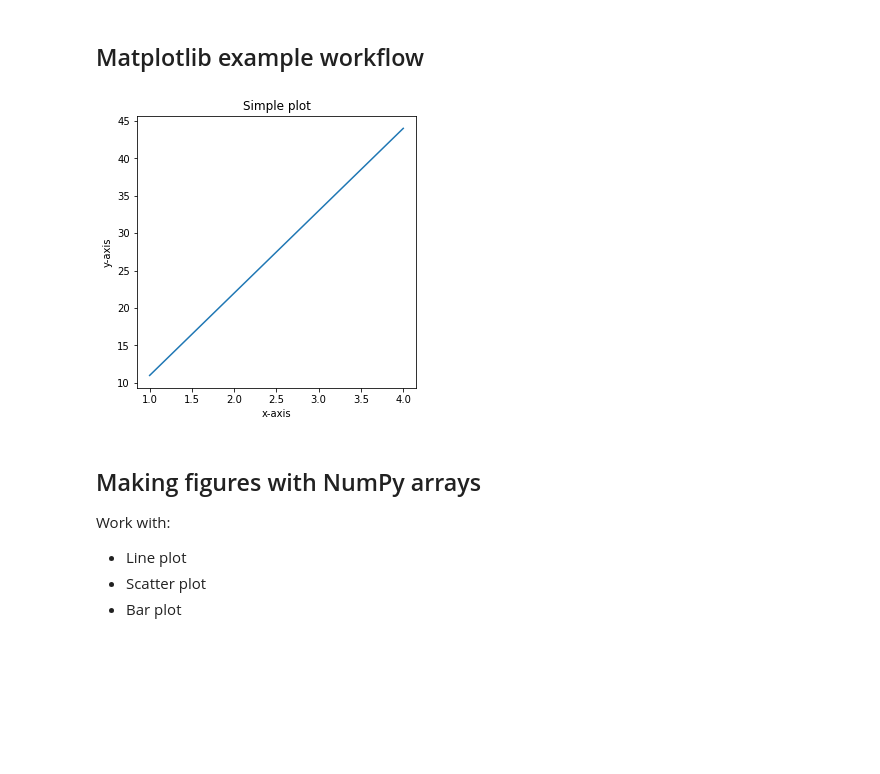
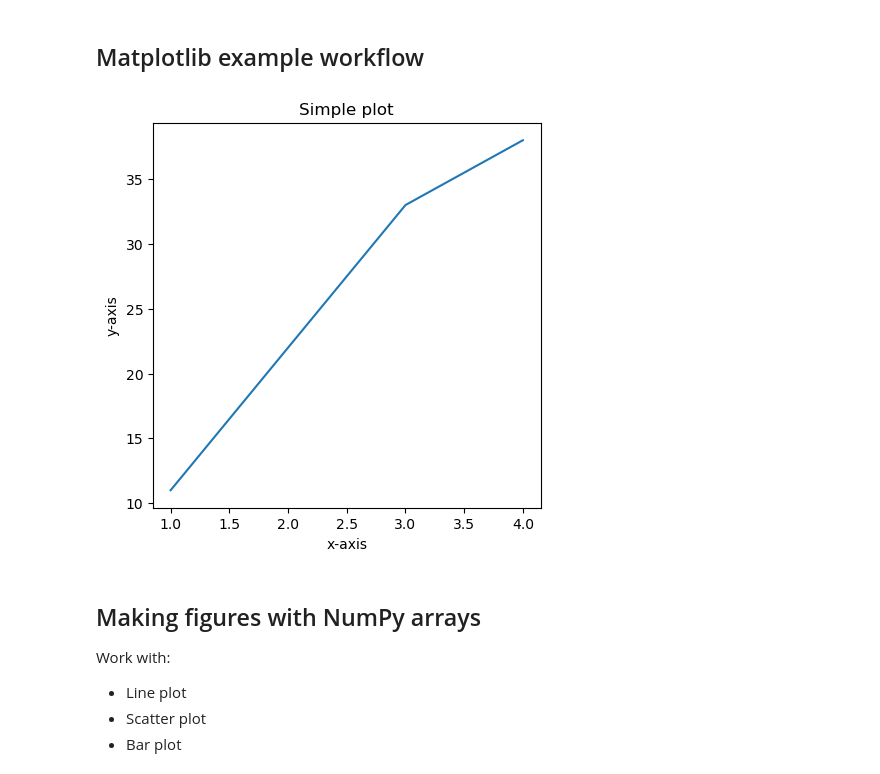
Before and after one commit to KyrylR/intelligent-systems, a Jupyter notebook: Machine-Learning-and-Data-Science-intoduction/introduction-to-matplotlib.ipynb, the cells around one changed output. Drawn from its saved outputs; the diff is of its cells as text; code cells hidden in the pictures; blank space fills up the shorter version.

```diff
--- a/Machine-Learning-and-Data-Science-intoduction/introduction-to-matplotlib.ipynb
+++ b/Machine-Learning-and-Data-Science-intoduction/introduction-to-matplotlib.ipynb
@@ -52,23 +52,23 @@ type(fig), type(ax)
 # %%
 # 1. Prepare data
 x = [1, 2, 3, 4]
-y = [11, 22, 33, 44 ]
+y = [11, 22, 33, 38]
 
 # 2. Setup plot
 fig, ax = plt.subplots(figsize=(5, 5))
 
 # 3. Plot data
 ax.plot(x, y)
 
 # 4. Customize data
 ax.set(title="Simple plot",
       xlabel="x-axis",
       ylabel="y-axis")
 
 # 5. Save & show (you save the whole figure)
 fig.savefig('data/data-analysis/plot-saves/sample-plot.png')
 # %% [output]
-[figure, old version]
+[figure, new version]
 # %% [markdown]
 ## Making figures with NumPy arrays
 
```
Also changed, not shown: parts of 39 cells of this notebook, 16 other files.
